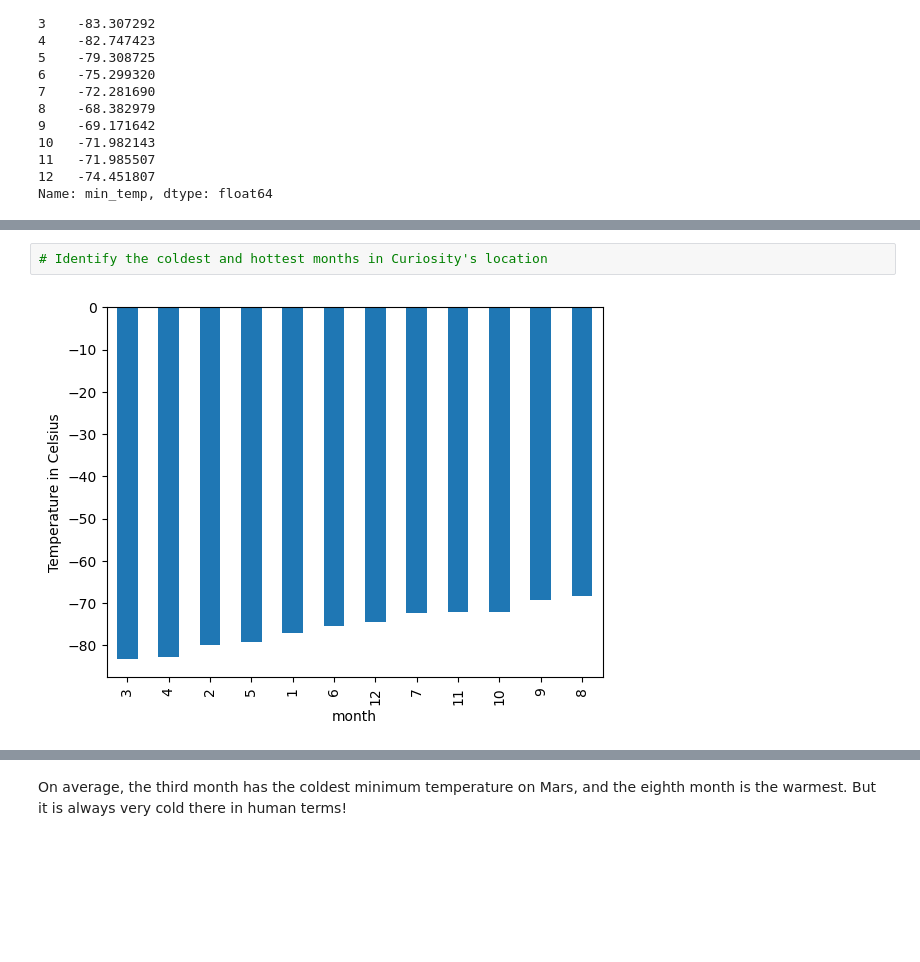
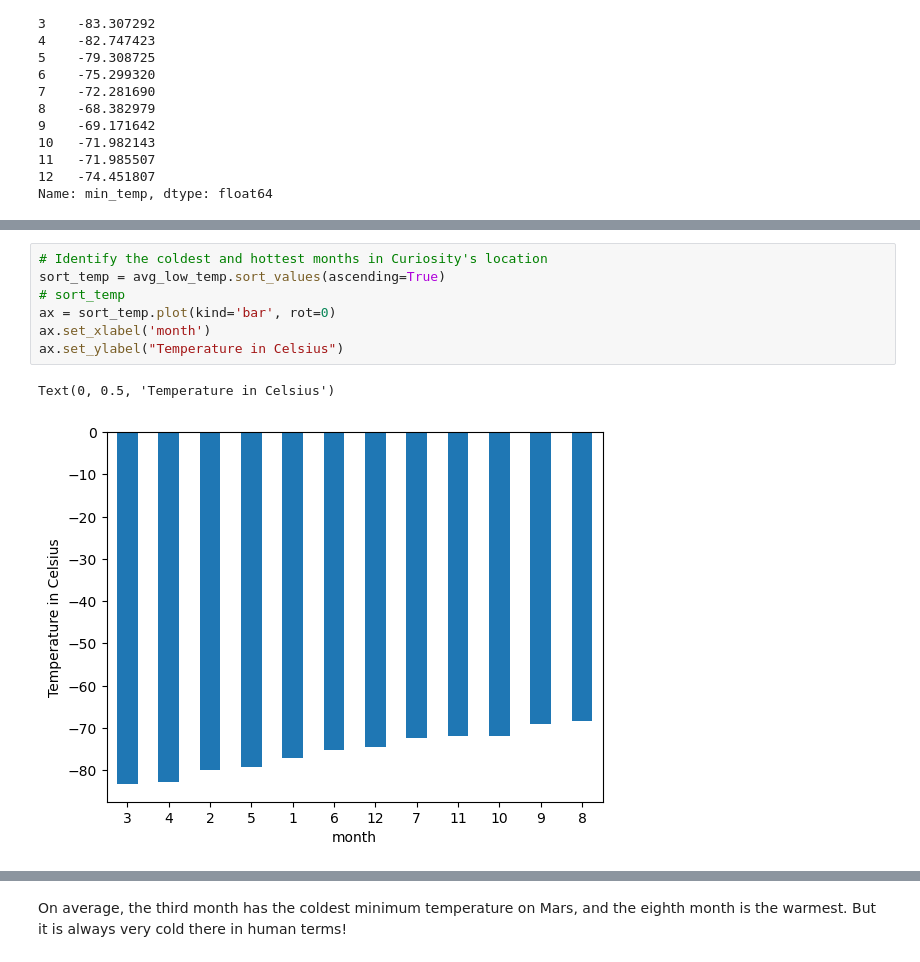
Before and after one commit to Lilnessa/module11_challenge, a Jupyter notebook: part_2_mars_weather.ipynb, the cells around one changed output, grey strips where cells are left out. Drawn from its saved outputs; the diff is of its cells as text; blank space fills up the shorter version.

```diff
--- a/part_2_mars_weather.ipynb
+++ b/part_2_mars_weather.ipynb
@@ -220,6 +225,12 @@ Name: min_temp, dtype: float64
 # %%
 # Identify the coldest and hottest months in Curiosity's location
+sort_temp = avg_low_temp.sort_values(ascending=True)
+# sort_temp
+ax = sort_temp.plot(kind='bar', rot=0)
+ax.set_xlabel('month')
+ax.set_ylabel("Temperature in Celsius")
 # %% [output]
+Text(0, 0.5, 'Temperature in Celsius')
-[figure, old version]
+[figure, new version]
 # %%
 # 4. Average pressure by Martian month
```
Also changed, not shown: parts of 6 cells of this notebook, 1 other file.
